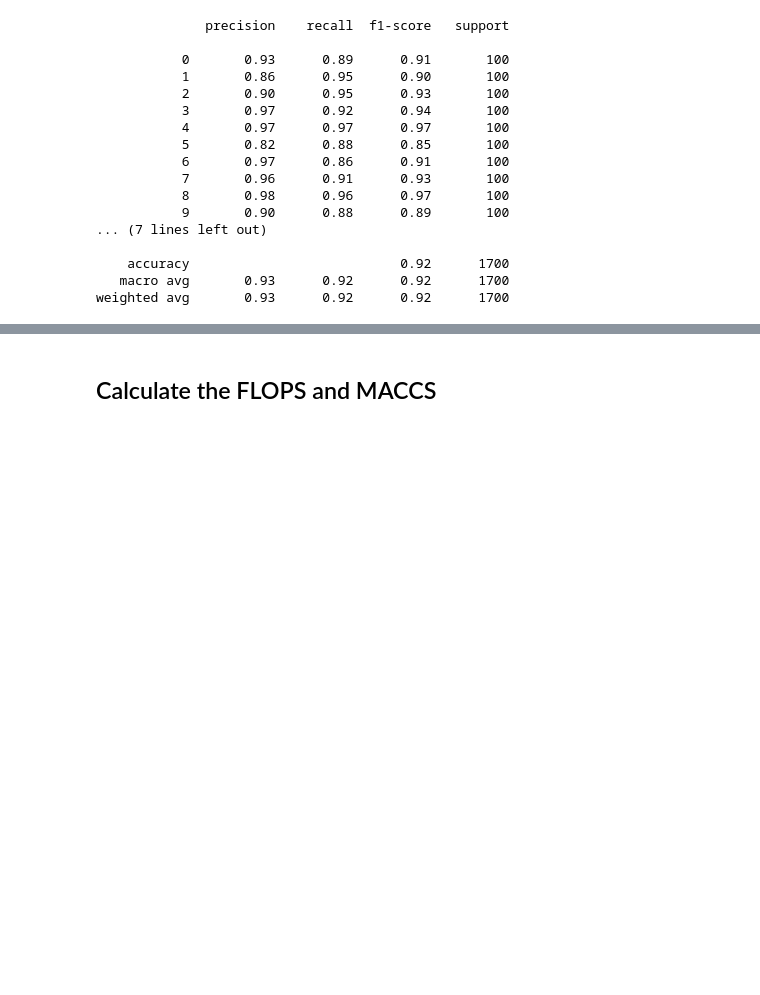
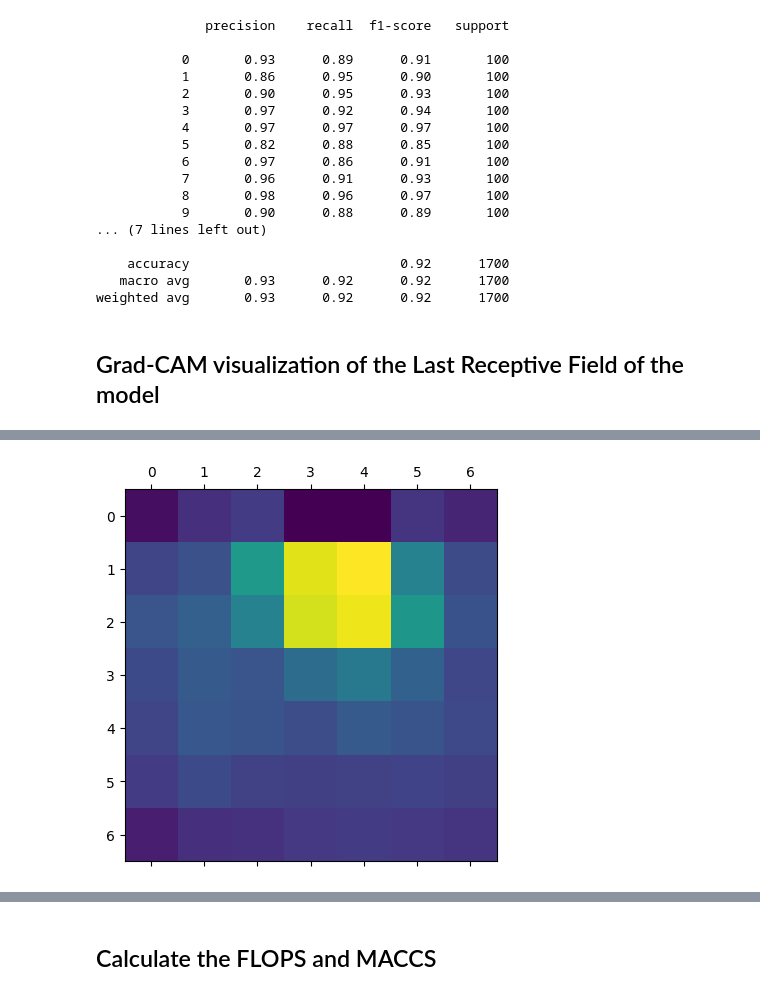
Before and after one commit to KerolosAtef/Clothing-articles-classifier, a Jupyter notebook: Clothing_classifer_using_efficientNet.ipynb, the cells around one changed output, grey strips where cells are left out. Saved outputs shown, nothing was run; the diff lists cells and outputs as text; code cells hidden in the pictures; blank space fills up the shorter version.

```diff
--- a/Clothing_classifer_using_efficientNet.ipynb
+++ b/Clothing_classifer_using_efficientNet.ipynb
@@ -683,3 +683,5 @@ Found 1700 files belonging to 17 classes.
     accuracy                           0.92      1700
    macro avg       0.93      0.92      0.92      1700
 weighted avg       0.93      0.92      0.92      1700
+# %% [markdown]
+## Grad-CAM visualization of the Last Receptive Field of the model
@@ -685,0 +741,20 @@ weighted avg       0.93      0.92      0.92      1700
+# %%
+import tensorflow as tf
+from efficientnet.tfkeras import EfficientNetB0
+from keras.models import load_model
+from tensorflow import keras
+import matplotlib.pyplot as plt
+model= load_model('EfficientNet_model.h5')
+# Prepare image
+img_array = get_img_array('test_data/Blazer/Blazer_0.jpg', size=(224, 224))
+print(model.predict(img_array)[0].argmax())
+last_conv_layer_name = "top_conv"
+
+
+# Generate class activation heatmap
+heatmap = make_gradcam_heatmap(img_array, model, last_conv_layer_name)
+
+# Display heatmap
+plt.matshow(heatmap)
+plt.show()
+# %% [output]
@@ -685,0 +763 @@ weighted avg       0.93      0.92      0.92      1700
+[figure, added]
```
Also changed, not shown: parts of 4 cells of this notebook, 2 other files.
